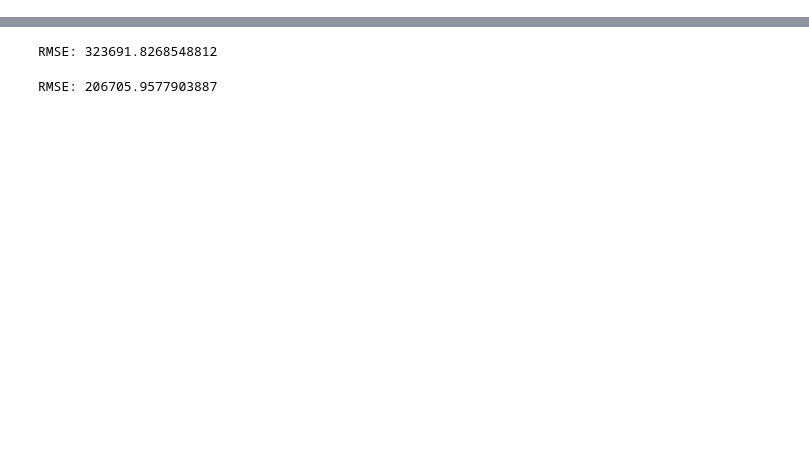
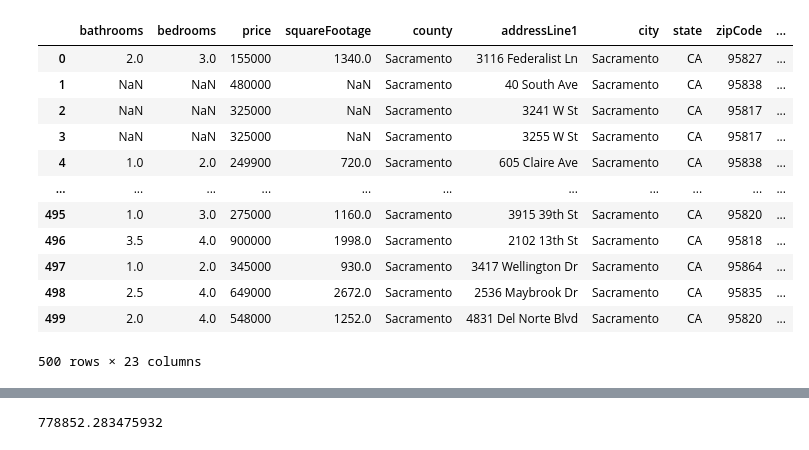
Before and after one commit to BenSmook/RealtyChain, a Jupyter notebook: work_folder/real_functionality.ipynb, the cells around one changed output, grey strips where cells are left out. Drawn from its saved outputs; the diff is of its cells as text; code cells hidden in the pictures; blank space fills up the shorter version.

Commit message:
updates to work folder, working on different ML trying to get lower error. and updated calculations page.

```diff
--- a/work_folder/real_functionality.ipynb
+++ b/work_folder/real_functionality.ipynb
@@ -71,7 +72,7 @@ state_city_dict = {
 # %%
 city = "Sacramento"
 state = "CA"
-limit = "1000"
+limit = "200000"
 # %%
 def get_property_listings(city, state, limit):
 
@@ -86,6 +87,22 @@ def get_property_listings(city, state, limit):
     return real_estate_df
 # %%
 real_estate_df = get_property_listings(city, state, limit)
+# %%
+real_estate_df
+# %% [output]
+|  | bathrooms | bedrooms | price | squareFootage | county | addressLine1 | city | state | zipCode | ... |
+| 0 | 2.0 | 3.0 | 155000 | 1340.0 | Sacramento | 3116 Federalist Ln | Sacramento | CA | 95827 | ... |
+| 1 | NaN | NaN | 480000 | NaN | Sacramento | 40 South Ave | Sacramento | CA | 95838 | ... |
+| 2 | NaN | NaN | 325000 | NaN | Sacramento | 3241 W St | Sacramento | CA | 95817 | ... |
+| 3 | NaN | NaN | 325000 | NaN | Sacramento | 3255 W St | Sacramento | CA | 95817 | ... |
+| 4 | 1.0 | 2.0 | 249900 | 720.0 | Sacramento | 605 Claire Ave | Sacramento | CA | 95838 | ... |
+| ... | ... | ... | ... | ... | ... | ... | ... | ... | ... | ... |
+| 495 | 1.0 | 3.0 | 275000 | 1160.0 | Sacramento | 3915 39th St | Sacramento | CA | 95820 | ... |
+| 496 | 3.5 | 4.0 | 900000 | 1998.0 | Sacramento | 2102 13th St | Sacramento | CA | 95818 | ... |
+| 497 | 1.0 | 2.0 | 345000 | 930.0 | Sacramento | 3417 Wellington Dr | Sacramento | CA | 95864 | ... |
+| 498 | 2.5 | 4.0 | 649000 | 2672.0 | Sacramento | 2536 Maybrook Dr | Sacramento | CA | 95835 | ... |
+| 499 | 2.0 | 4.0 | 548000 | 1252.0 | Sacramento | 4831 Del Norte Blvd | Sacramento | CA | 95820 | ... |
+500 rows × 23 columns
 # %%
 def create_map(real_estate_df):
     map_ = folium.Map(location=[real_estate_df["latitude"].mean(), real_estate_df["longitude"].mean()], zoom_start=12)
@@ -137,39 +138,14 @@ def fit_knn(real_estate_df, address, relevant_features=["latitude", "longitude",
 # %%
 
-imputer = SimpleImputer(strategy="mean")
-X_imputed = imputer.fit_transform(X)
-
-
-X_train, X_test, y_train, y_test = train_test_split(X_imputed, y, test_size=0.2, random_state=0)
-
-
-knn = KNeighborsRegressor(n_neighbors=5)
+real_estate_df = pd.get_dummies(real_estate_df)
+X_train, X_test, y_train, y_test = train_test_split(real_estate_df.drop("price", axis=1), real_estate_df["price"], test_size=0.2, random_state=42)
+imputer = SimpleImputer(strategy='mean')
+X_train = imputer.fit_transform(X_train)
+X_test = imputer.transform(X_test)
+knn = KNeighborsRegressor(n_neighbors=5, leaf_size=15, algorithm='auto', metric='euclidean')
 knn.fit(X_train, y_train)
-
-
-latitude = real_estate_df.iloc[0]['latitude']
-longitude = real_estate_df.iloc[0]['longitude']
-X_new = pd.DataFrame({'latitude': [latitude], 'longitude': [longitude],
-                      'bedrooms': [np.nan], 'bathrooms': [np.nan],
-                      'squareFootage': [np.nan], 'lotSize': [np.nan]})
-
-X_new_imputed = imputer.transform(X_new)
-
-
-y_pred = knn.predict(X_new_imputed)
-
-
-rmse = np.sqrt(mean_squared_error(y_test, knn.predict(X_test)))
-print("RMSE:", rmse)
+y_pred = knn.predict(X_test)
+rmse=np.sqrt(mean_squared_error(y_test, y_pred))
+rmse
 # %% [output]
-RMSE: 323691.8268548812
+778852.283475932
-# %%
-from sklearn.ensemble import RandomForestRegressor
-
-rf = RandomForestRegressor(n_estimators=100, random_state=0)
-rf.fit(X_train, y_train)
-y_pred = rf.predict(X_test)
-rmse = np.sqrt(mean_squared_error(y_test, y_pred))
-print("RMSE:", rmse)
-# %% [output]
-RMSE: 206705.9577903887
```
Also changed, not shown: parts of 12 cells of this notebook, 1 other file.
